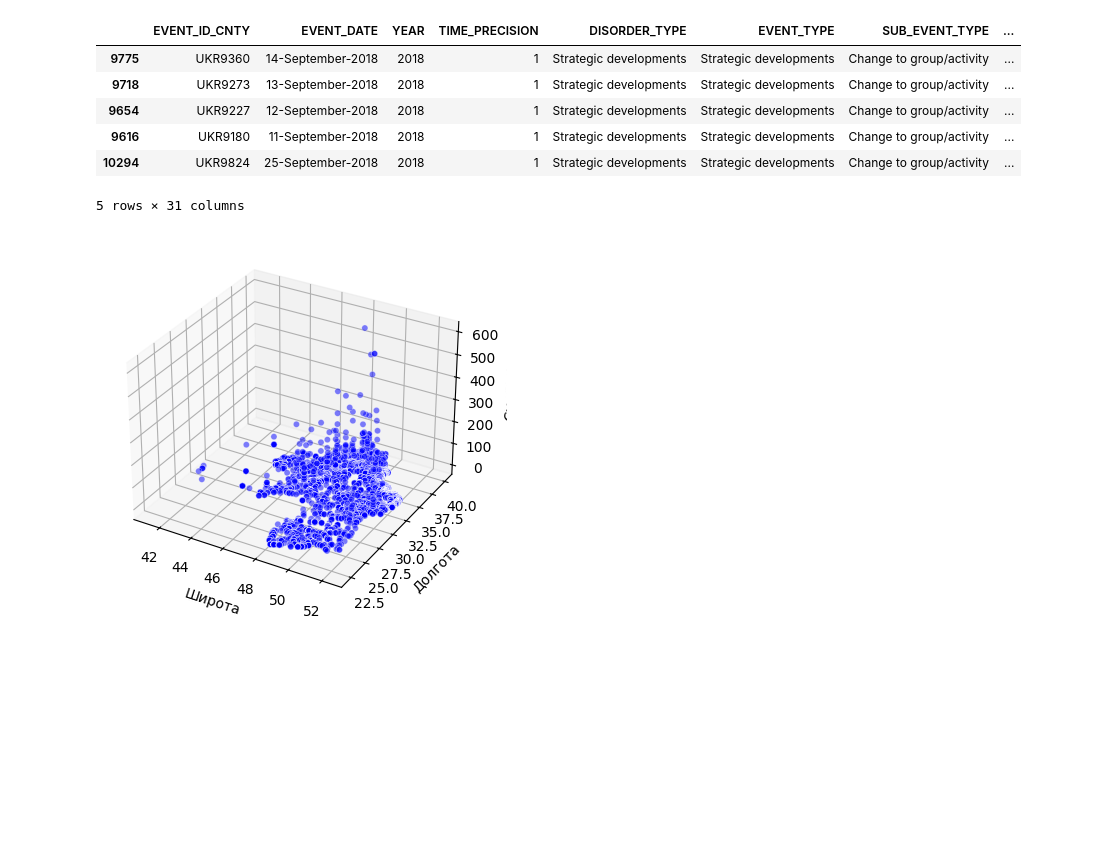
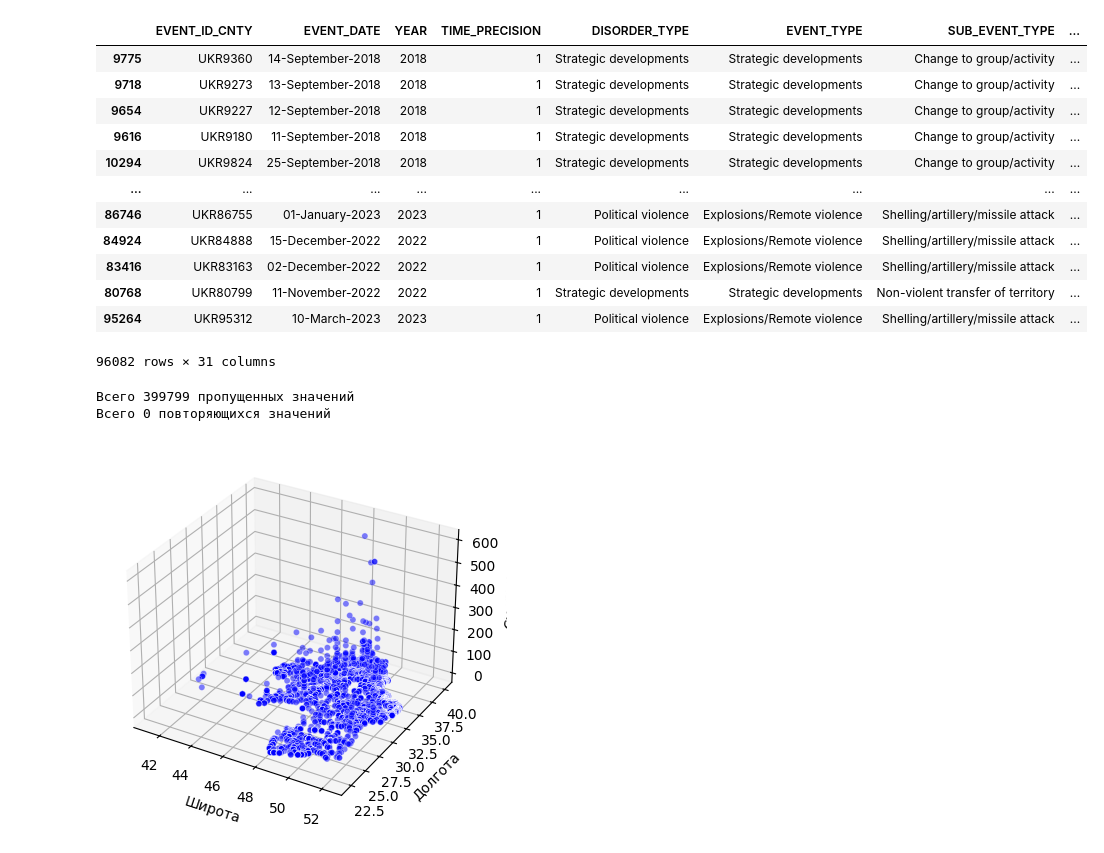
Before and after one commit to mishhgun01/ml-2023, a Jupyter notebook: lab_01.ipynb, the cells around one changed output. Drawn from its saved outputs; the diff is of its cells as text; code cells hidden in the pictures; blank space fills up the shorter version.

```diff
--- a/lab_01.ipynb
+++ b/lab_01.ipynb
@@ -1,19 +1,31 @@
 # %%
 import pandas as pd
 import matplotlib.pyplot as plt
 import seaborn as sns
 # Читаем файл
 df = pd.read_csv('UkraineConflict.csv')
 df = df.sort_values(by=['TIMESTAMP'])
-df.head()
+df
 # %% [output]
 |  | EVENT_ID_CNTY | EVENT_DATE | YEAR | TIME_PRECISION | DISORDER_TYPE | EVENT_TYPE | SUB_EVENT_TYPE | ... |
 | 9775 | UKR9360 | 14-September-2018 | 2018 | 1 | Strategic developments | Strategic developments | Change to group/activity | ... |
 | 9718 | UKR9273 | 13-September-2018 | 2018 | 1 | Strategic developments | Strategic developments | Change to group/activity | ... |
 | 9654 | UKR9227 | 12-September-2018 | 2018 | 1 | Strategic developments | Strategic developments | Change to group/activity | ... |
 | 9616 | UKR9180 | 11-September-2018 | 2018 | 1 | Strategic developments | Strategic developments | Change to group/activity | ... |
 | 10294 | UKR9824 | 25-September-2018 | 2018 | 1 | Strategic developments | Strategic developments | Change to group/activity | ... |
+| ... | ... | ... | ... | ... | ... | ... | ... | ... |
+| 86746 | UKR86755 | 01-January-2023 | 2023 | 1 | Political violence | Explosions/Remote violence | Shelling/artillery/missile attack | ... |
+| 84924 | UKR84888 | 15-December-2022 | 2022 | 1 | Political violence | Explosions/Remote violence | Shelling/artillery/missile attack | ... |
+| 83416 | UKR83163 | 02-December-2022 | 2022 | 1 | Political violence | Explosions/Remote violence | Shelling/artillery/missile attack | ... |
+| 80768 | UKR80799 | 11-November-2022 | 2022 | 1 | Strategic developments | Strategic developments | Non-violent transfer of territory | ... |
+| 95264 | UKR95312 | 10-March-2023 | 2023 | 1 | Political violence | Explosions/Remote violence | Shelling/artillery/missile attack | ... |
-5 rows × 31 columns
+96082 rows × 31 columns
+# %%
+print(f"Всего {df.isna().sum().sum()} пропущенных значений")
+print(f"Всего {df.duplicated().sum()} повторяющихся значений")
+# %% [output]
+Всего 399799 пропущенных значений
+Всего 0 повторяющихся значений
 # %%
 
 # Диаграмма рассеивания
```
Also changed, not shown: parts of 6 cells of this notebook, 10 other files.
